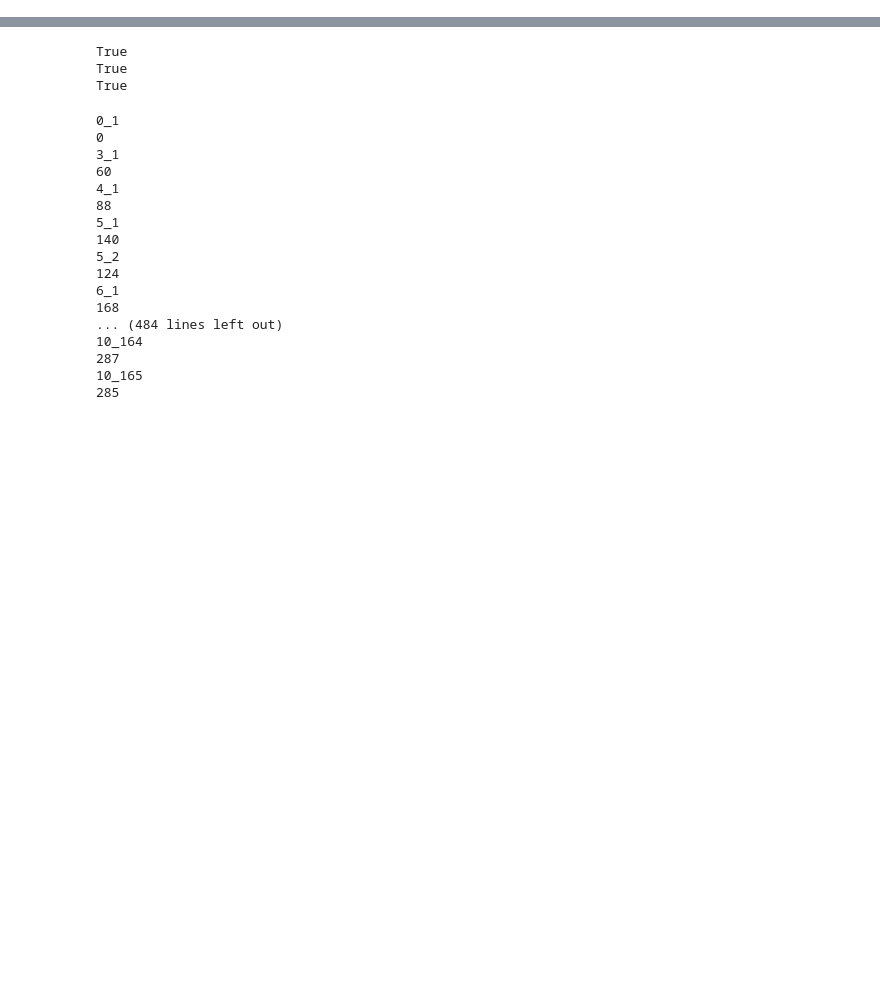
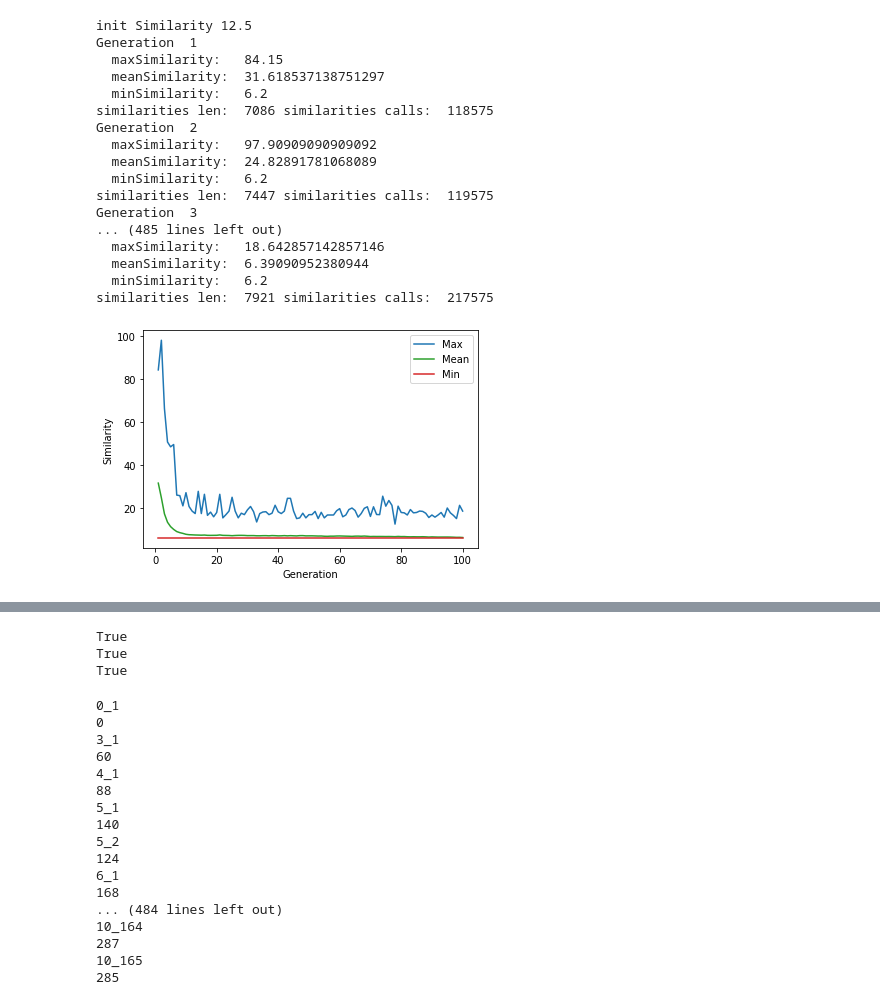
Before and after one commit to jeronimocabezuelo/KnotIA2, a Jupyter notebook: Notebook.ipynb, the cells around one changed output, grey strips where cells are left out. Drawn from its saved outputs; the diff is of its cells as text; code cells hidden in the pictures; blank space fills up the shorter version.

```diff
--- a/Notebook.ipynb
+++ b/Notebook.ipynb
@@ -16,0 +83,34 @@ import sympy as sym
+# %%
+print("init Similarity",difference(knot_3_1_1, knot_3_1_2))
+
+_,_,differencesMMM = areSameKnotGA(knot_3_1_1, knot_3_1_2,
+                                    numberOfIndividuals=500,
+                                    numberOfGenerations=100,
+                                    debug=1,
+                                    maxMutationRateType = 0.045,
+                                    minMutationRateType = 0.001,
+                                    maxMutationRateGene = 0.09,
+                                    minMutationRateGene = 0.002,
+                                    maxMutationRateGenes = 0.14,
+                                    minMutationRateGenes = 0.006,
+                                    differences = differences)
+plotDifferences(differencesMMM)
+# %% [output]
+init Similarity 12.5
+Generation  1
+  maxSimilarity:   84.15
+  meanSimilarity:  31.618537138751297
+  minSimilarity:   6.2
+similarities len:  7086 similarities calls:  118575
+Generation  2
+  maxSimilarity:   97.90909090909092
+  meanSimilarity:  24.82891781068089
+  minSimilarity:   6.2
+similarities len:  7447 similarities calls:  119575
+Generation  3
+... (485 lines left out)
+  maxSimilarity:   18.642857142857146
+  meanSimilarity:  6.39090952380944
+  minSimilarity:   6.2
+similarities len:  7921 similarities calls:  217575
+[figure, added]
```
Also changed, not shown: parts of 19 cells of this notebook, 15 other files.
